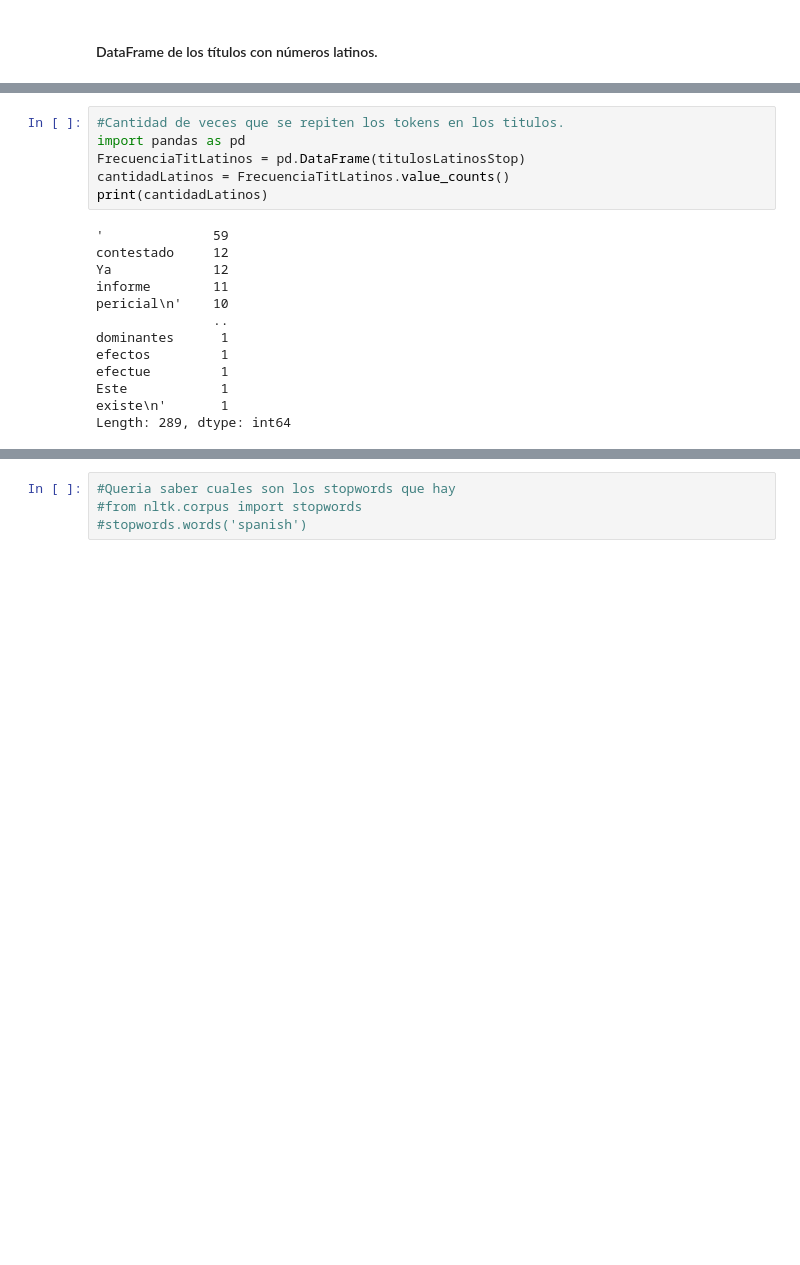
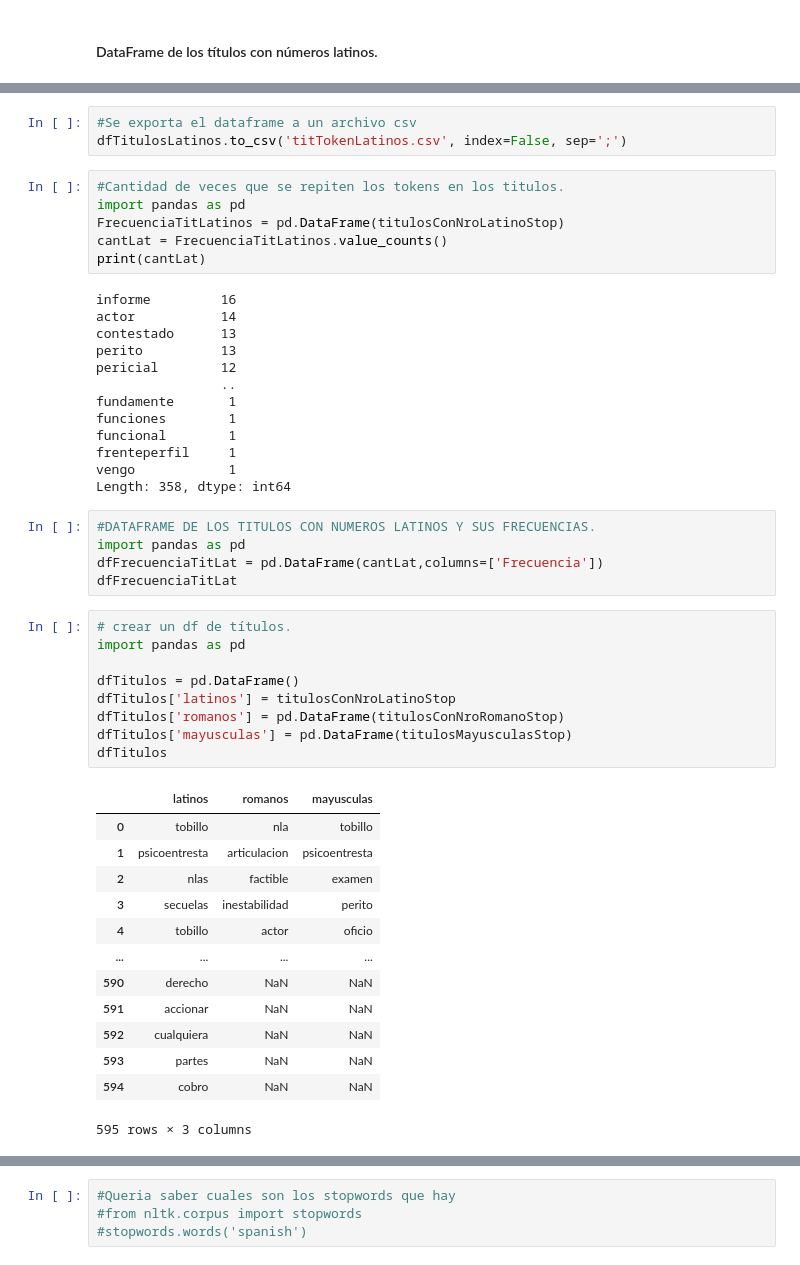
Before and after one commit to gaston411/Mi-Proyecto, a Jupyter notebook: limpiezaPrueba.ipynb, the cells around one changed output, grey strips where cells are left out. Cells and saved outputs as stored; diff of their text form; blank space fills up the shorter version.

```diff
--- a/limpiezaPrueba.ipynb
+++ b/limpiezaPrueba.ipynb
@@ -490,19 +391,50 @@ dfTitulosLatinos
+# %%
+#Se exporta el dataframe a un archivo csv
+dfTitulosLatinos.to_csv('titTokenLatinos.csv', index=False, sep=';')
 # %%
 #Cantidad de veces que se repiten los tokens en los titulos.
 import pandas as pd
-FrecuenciaTitLatinos = pd.DataFrame(titulosLatinosStop)
-cantidadLatinos = FrecuenciaTitLatinos.value_counts()
-print(cantidadLatinos)
+FrecuenciaTitLatinos = pd.DataFrame(titulosConNroLatinoStop)
+cantLat = FrecuenciaTitLatinos.value_counts()
+print(cantLat)
 # %% [output]
-'              59
-contestado     12
-Ya             12
-informe        11
-pericial\n'    10
-               ..
-dominantes      1
-efectos         1
-efectue         1
-Este            1
-existe\n'       1
-Length: 289, dtype: int64
+informe         16
+actor           14
+contestado      13
+perito          13
+pericial        12
+                ..
+fundamente       1
+funciones        1
+funcional        1
+frenteperfil     1
+vengo            1
+Length: 358, dtype: int64
+# %%
+#DATAFRAME DE LOS TITULOS CON NUMEROS LATINOS Y SUS FRECUENCIAS.
+import pandas as pd
+dfFrecuenciaTitLat = pd.DataFrame(cantLat,columns=['Frecuencia'])
+dfFrecuenciaTitLat
+# %%
+# crear un df de títulos.
+import pandas as pd
+
+dfTitulos = pd.DataFrame()
+dfTitulos['latinos'] = titulosConNroLatinoStop
+dfTitulos['romanos'] = pd.DataFrame(titulosConNroRomanoStop)
+dfTitulos['mayusculas'] = pd.DataFrame(titulosMayusculasStop)
+dfTitulos
+# %% [output]
+|  | latinos | romanos | mayusculas |
+| 0 | tobillo | nla | tobillo |
+| 1 | psicoentresta | articulacion | psicoentresta |
+| 2 | nlas | factible | examen |
+| 3 | secuelas | inestabilidad | perito |
+| 4 | tobillo | actor | oficio |
+| ... | ... | ... | ... |
+| 590 | derecho | NaN | NaN |
+| 591 | accionar | NaN | NaN |
+| 592 | cualquiera | NaN | NaN |
+| 593 | partes | NaN | NaN |
+| 594 | cobro | NaN | NaN |
+595 rows × 3 columns
```
Also changed, not shown: parts of 35 cells of this notebook, 1 other file.
